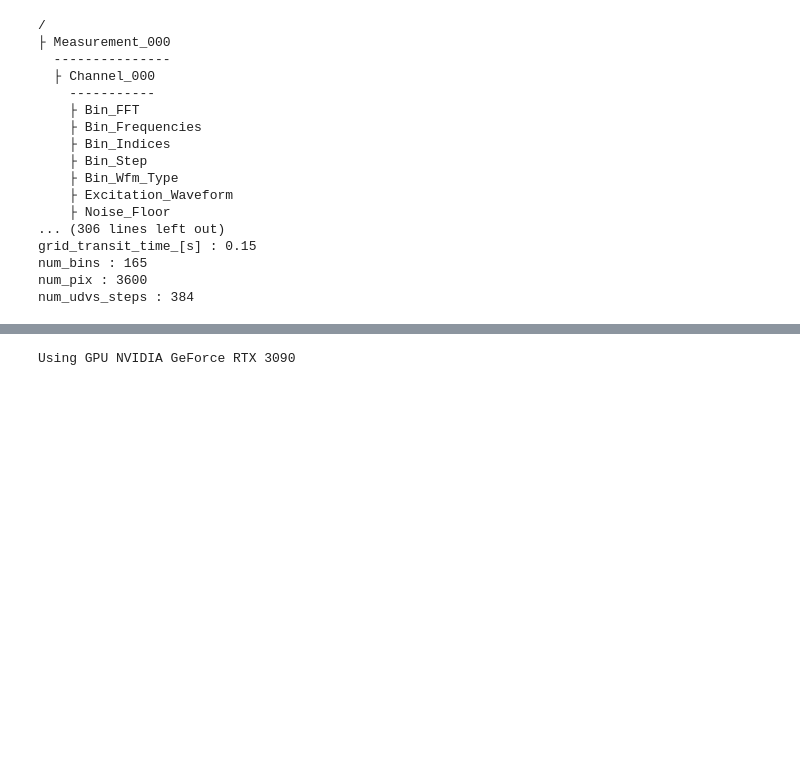
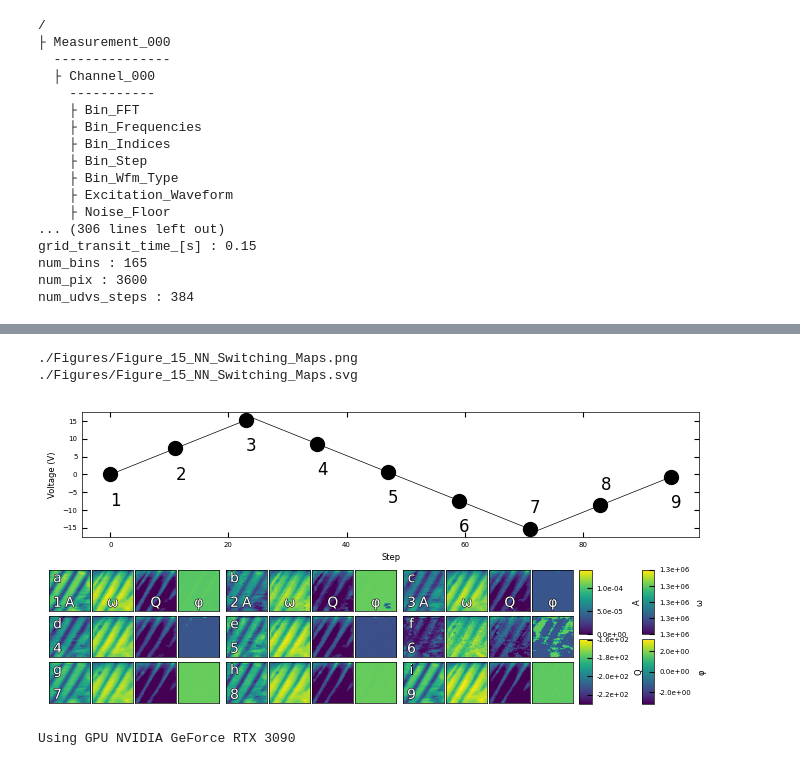
Before and after one commit to m3-learning/m3_learning, a Jupyter notebook: m3_learning/papers/2023_Rapid_Fitting/Nosiy_data_Visualization.ipynb, the cells around one changed output, grey strips where cells are left out. Cells and saved outputs as stored; diff of their text form; code cells hidden in the pictures; blank space fills up the shorter version.

```diff
--- a/m3_learning/papers/2023_Rapid_Fitting/Nosiy_data_Visualization.ipynb
+++ b/m3_learning/papers/2023_Rapid_Fitting/Nosiy_data_Visualization.ipynb
@@ -86,3 +229,12 @@ dataset.NN_data
+# %%
+# you can view the test and training dataset by replacing X_data with X_test or X_train
+pred_data, scaled_param, parm = model.predict(X_data)
+
+BE_viz.SHO_switching_maps(parm, filename="Figure_15_NN_Switching_Maps")
+# %% [output]
+./Figures/Figure_15_NN_Switching_Maps.png
+./Figures/Figure_15_NN_Switching_Maps.svg
+[figure, added]
 # %%
 def viz_noise_hist(path, noise_level):
 
```
Also changed, not shown: parts of 24 cells of this notebook, 9 other files.
